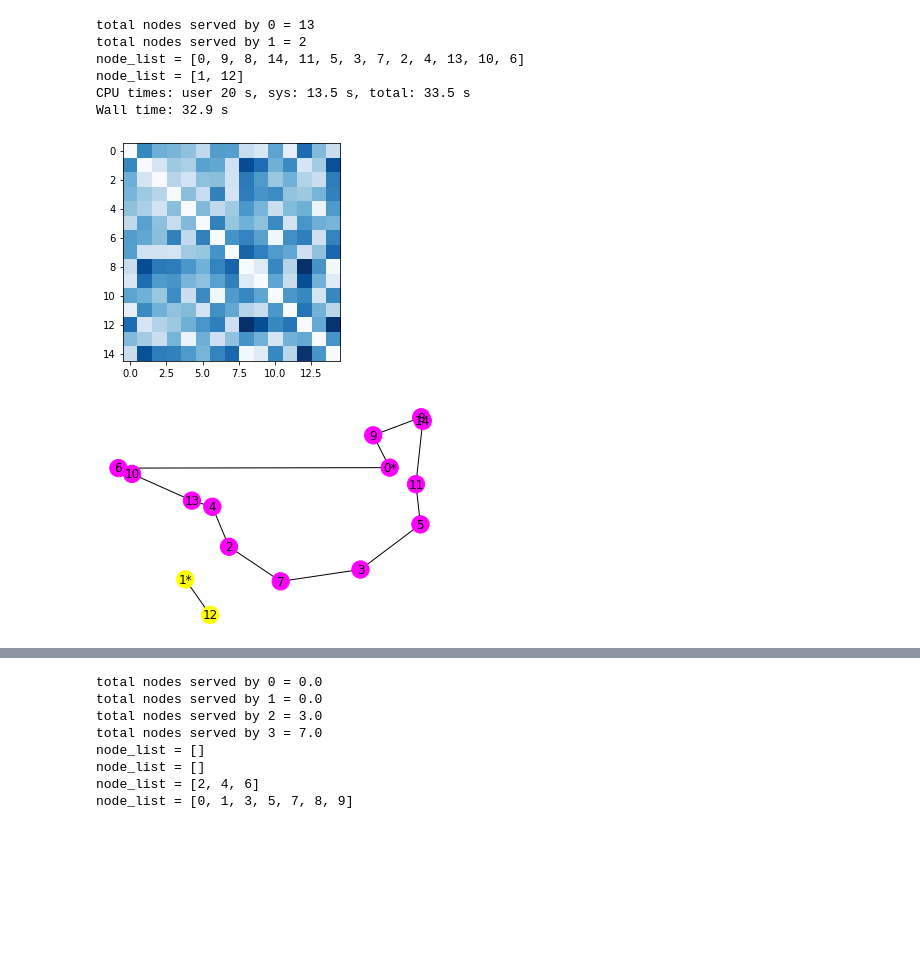
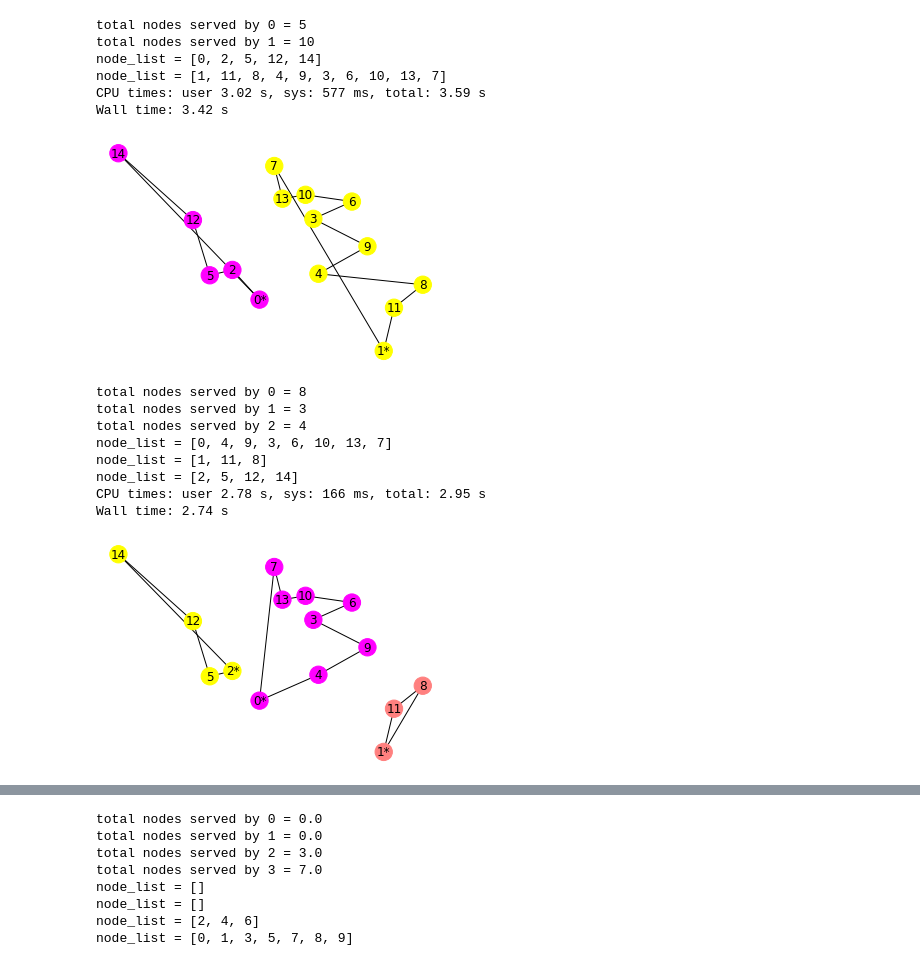
Before and after one commit to pabloazurduy/vrp-example, a Jupyter notebook: vrp.ipynb, the cells around one changed output, grey strips where cells are left out. Drawn from its saved outputs; the diff is of its cells as text; code cells hidden in the pictures; blank space fills up the shorter version.

```diff
--- a/vrp.ipynb
+++ b/vrp.ipynb
@@ -211,52 +242,21 @@ def find_optimal_solution(vrp_instance, objective_function = 'min_distance'):
     model.max_seconds = 15*60
     model.optimize()
 
-    """
-    for key,var in x.items():
-        print('x',key, var.x)
-
-    for key,var in y.items():
-        print('y',key, var.x)
-    """
-    values = {}
-    for k in trucks:
-        df_x = [key for key in x.keys() if x[key].x == 1]
-        if len(df_x)>0:
-            df_x = pd.DataFrame(df_x, columns=['i','j','k'])
-            df_x = df_x.query(f'k=={k}')
-            values[k] = [df_x.iloc[0][['i','j']].values[0]]
-            index = values[k][-1]
-            counter = 0
-            while counter < df_x.shape[0]-1:
-                values[k] += [df_x.loc[index][['i','j']].values[1]]
-                index = values[k][-1]
-                counter += 1
-
-    for k in trucks:
-        print('total nodes served by {0} = {1}'.format(k, len(values[k])))
-    for k in trucks:
-        print('node_list = {}'.format(values[k]))
-
     return x, y, u, model
 # %%
 %%time
 # generate a instance
 vrp_instance = VRPInstance.generate_random_xy_instance(n_nodes = 15,
                                                        n_trucks=2,
                                                        starting_nodes='default')
 
-plt.imshow(vrp_instance.cost_matrix, cmap=plt.cm.Blues,)
-
-#%%time
-
 x, y, u, model  = find_optimal_solution(vrp_instance, objective_function='min_distance')
 vrp_instance.plot_solution(x, y, file_name = 'min_distance.png')
 # %% [output]
-total nodes served by 0 = 13
-total nodes served by 1 = 2
-node_list = [0, 9, 8, 14, 11, 5, 3, 7, 2, 4, 13, 10, 6]
-node_list = [1, 12]
-CPU times: user 20 s, sys: 13.5 s, total: 33.5 s
-Wall time: 32.9 s
+total nodes served by 0 = 5
+total nodes served by 1 = 10
+node_list = [0, 2, 5, 12, 14]
+node_list = [1, 11, 8, 4, 9, 3, 6, 10, 13, 7]
+CPU times: user 3.02 s, sys: 577 ms, total: 3.59 s
+Wall time: 3.42 s
-[figure, old version]
+[figure, new version]
-[figure, removed]
@@ -265,0 +263,19 @@ print([k for k in x.keys() if x[k].x==1])
+# %%
+%%time
+# generate a instance
+vrp_instance = VRPInstance.generate_random_xy_instance(n_nodes = 15,
+                                                       n_trucks=3,
+                                                       starting_nodes='default')
+
+x, y, u, model  = find_optimal_solution(vrp_instance, objective_function='min_distance')
+vrp_instance.plot_solution(x, y, file_name = 'min_distance.png')
+# %% [output]
+total nodes served by 0 = 8
+total nodes served by 1 = 3
+total nodes served by 2 = 4
+node_list = [0, 4, 9, 3, 6, 10, 13, 7]
+node_list = [1, 11, 8]
+node_list = [2, 5, 12, 14]
+CPU times: user 2.78 s, sys: 166 ms, total: 2.95 s
+Wall time: 2.74 s
+[figure, added]
```
Also changed, not shown: parts of 4 cells of this notebook, 2 other files.
